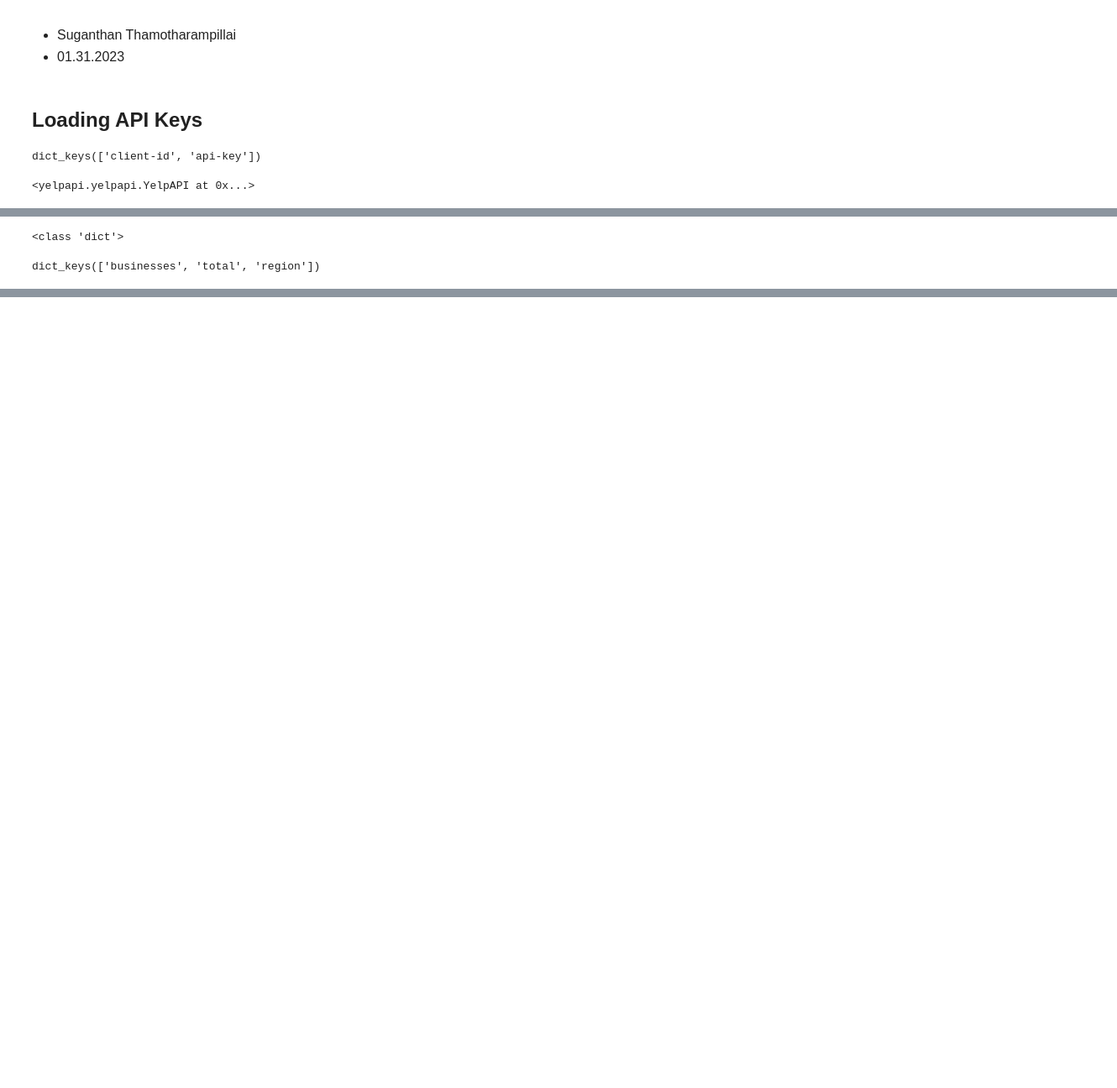
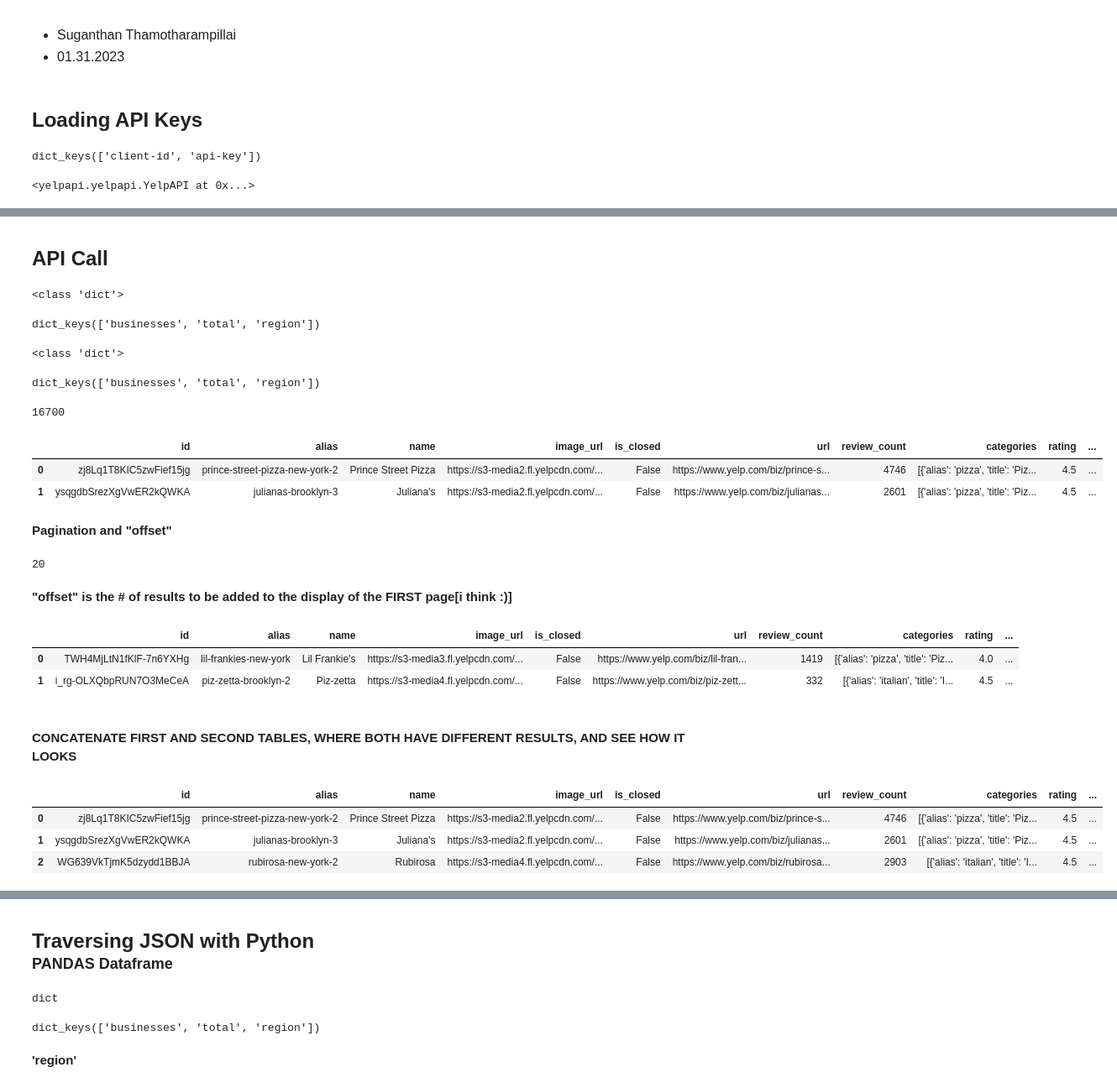
Before and after one commit to Suganthan-Thamotharampillai/01.31.Week_14_Efficient-Yelp-API-Calls_Suganthan-Thamotharampillai, a Jupyter notebook: 01.31.Week_14_Efficient-Yelp-API-Calls_Suganthan-Thamotharampillai.ipynb, the cells around one changed output, grey strips where cells are left out. Shown at 84% size. Cells and saved outputs as stored; diff of their text form; code cells hidden in the pictures; blank space fills up the shorter version.

```diff
--- a/01.31.Week_14_Efficient-Yelp-API-Calls_Suganthan-Thamotharampillai.ipynb
+++ b/01.31.Week_14_Efficient-Yelp-API-Calls_Suganthan-Thamotharampillai.ipynb
@@ -22,2 +36,4 @@ yelp_api
+# %% [markdown]
+<br><font size=5><b>API Call
 # %%
 # Quick Test Query
@@ -28,3 +44,56 @@ results.keys()
 # %% [output]
 <class 'dict'>
 dict_keys(['businesses', 'total', 'region'])
+# %%
+# use our yelp_api variable's search_query method to perform our API call
+search_results = yelp_api.search_query(location='NY, NY',
+                                       term='Pizza')
+print(type(search_results))
+search_results.keys()
+# %% [output]
+<class 'dict'>
+dict_keys(['businesses', 'total', 'region'])
+# %%
+search_results['total']
+# %% [output]
+16700
+# %%
+biz = pd.DataFrame(search_results['businesses'])
+biz.head(2)
+# %% [output]
+|  | id | alias | name | image_url | is_closed | url | review_count | categories | rating | ... |
+| 0 | zj8Lq1T8KIC5zwFief15jg | prince-street-pizza-new-york-2 | Prince Street Pizza | https://s3-media2.fl.yelpcdn.com/... | False | https://www.yelp.com/biz/prince-s... | 4746 | [{'alias': 'pizza', 'title': 'Piz... | 4.5 | ... |
+| 1 | ysqgdbSrezXgVwER2kQWKA | julianas-brooklyn-3 | Juliana's | https://s3-media2.fl.yelpcdn.com/... | False | https://www.yelp.com/biz/julianas... | 2601 | [{'alias': 'pizza', 'title': 'Piz... | 4.5 | ... |
+# %% [markdown]
+<b>Pagination and "offset"
+# %%
+## how many businesses in our results
+len(search_results['businesses'])
+# %% [output]
+20
+# %% [markdown]
+<b>"offset" is the # of results to be added to the display of the FIRST page[i think :)]
+# %%
+# add offset to our original api call
+search_results = yelp_api.search_query(location='NY, NY',
+                                       term='Pizza',
+                                       offset = 20)
+# %%
+biz20 = pd.DataFrame(search_results['businesses'])
+biz20.head(2)
+# %% [output]
+|  | id | alias | name | image_url | is_closed | url | review_count | categories | rating | ... |
+| 0 | TWH4MjLtN1fKlF-7n6YXHg | lil-frankies-new-york | Lil Frankie's | https://s3-media3.fl.yelpcdn.com/... | False | https://www.yelp.com/biz/lil-fran... | 1419 | [{'alias': 'pizza', 'title': 'Piz... | 4.0 | ... |
+| 1 | i_rg-OLXQbpRUN7O3MeCeA | piz-zetta-brooklyn-2 | Piz-zetta | https://s3-media4.fl.yelpcdn.com/... | False | https://www.yelp.com/biz/piz-zett... | 332 | [{'alias': 'italian', 'title': 'I... | 4.5 | ... |
+# %% [markdown]
+<Br><b>CONCATENATE FIRST AND SECOND TABLES, WHERE BOTH HAVE DIFFERENT RESULTS, AND SEE HOW IT LOOKS
+# %%
+## concatenate the previous results and new results.
+businesses = pd.concat([biz, biz20],
+                      ignore_index=True)
+display(businesses.head(3), businesses.tail(3))
+# %% [output]
+|  | id | alias | name | image_url | is_closed | url | review_count | categories | rating | ... |
+| 0 | zj8Lq1T8KIC5zwFief15jg | prince-street-pizza-new-york-2 | Prince Street Pizza | https://s3-media2.fl.yelpcdn.com/... | False | https://www.yelp.com/biz/prince-s... | 4746 | [{'alias': 'pizza', 'title': 'Piz... | 4.5 | ... |
+| 1 | ysqgdbSrezXgVwER2kQWKA | julianas-brooklyn-3 | Juliana's | https://s3-media2.fl.yelpcdn.com/... | False | https://www.yelp.com/biz/julianas... | 2601 | [{'alias': 'pizza', 'title': 'Piz... | 4.5 | ... |
+| 2 | WG639VkTjmK5dzydd1BBJA | rubirosa-new-york-2 | Rubirosa | https://s3-media4.fl.yelpcdn.com/... | False | https://www.yelp.com/biz/rubirosa... | 2903 | [{'alias': 'italian', 'title': 'I... | 4.5 | ... |
@@ -30,0 +104,24 @@ dict_keys(['businesses', 'total', 'region'])
+# %% [markdown]
+<br><font size=5><b>Traversing JSON with Python<br><font size=4>PANDAS Dataframe
+# %%
+## We will explore the following .json file that is an example of the output from a yelp api call searching for crab cakes in Baltimore
+## The is an Example Yelp Results file
+
+## What is the top-level of the JSON data?
+# Open the jsonfile and display the first level of keys
+# open API results WITH json module
+import json
+with open('Data/example_yelp_results.json') as f:   #adjust for your path
+    json_file = json.load(f)
+
+## What type is top-level of json?
+type(json_file)
+# %% [output]
+dict
+# %%
+# what are the keys?
+json_file.keys()
+# %% [output]
+dict_keys(['businesses', 'total', 'region'])
+# %% [markdown]
+<b>'region'
```
Also changed, not shown: parts of 55 cells of this notebook, 4 other files.
